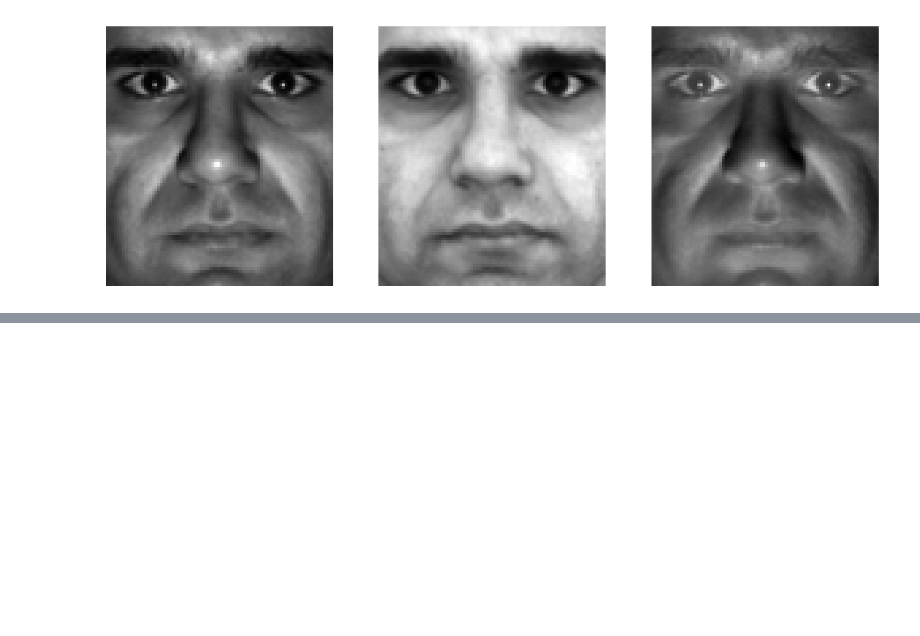
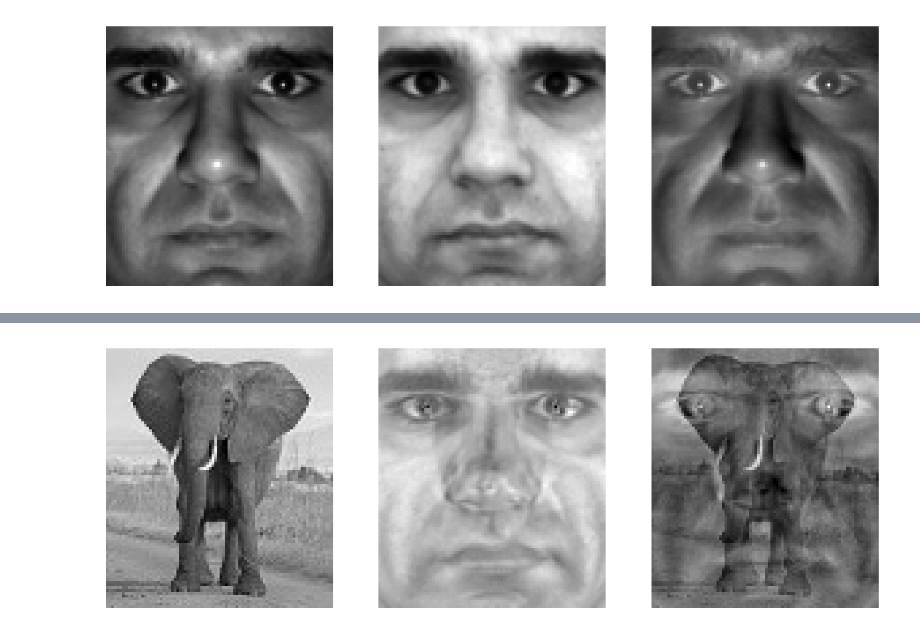
Before and after one commit to BlazBone/uz-vaje, a Jupyter notebook: assignment6/assignemnt6.ipynb, the cells around one changed output, grey strips where cells are left out. Cells and saved outputs as stored; diff of their text form; code cells hidden in the pictures; blank space fills up the shorter version.

```diff
--- a/assignment6/assignemnt6.ipynb
+++ b/assignment6/assignemnt6.ipynb
@@ -397,0 +408,24 @@ for value in values:
+# %%
+## PCA SPACE for first dataset
+data = prepare_data("./data/faces/1/")
+U, S, V_t, mean = dualPCA(data.T, 1)
+
+elephant = imread_gray("./data/elephant.jpg")
+elephant = np.reshape(elephant, (8064)).T
+## project to PCA space
+y_i = U.T @ (elephant - mean)
+## reconstruct
+recon = U @ y_i + mean
+
+plt.subplot(1,3,1)
+plt.imshow(elephant.reshape(image_size), cmap='gray')
+plt.axis('off')
+plt.subplot(1,3,2)
+plt.imshow(recon.reshape(image_size), cmap='gray')
+plt.axis('off')
+plt.subplot(1,3,3)
+plt.imshow((elephant - recon).reshape(image_size), cmap='gray')
+plt.axis('off')
+plt.show()
+# %% [output]
+[figure, added]
```
Also changed, not shown: parts of 1 cell of this notebook.
